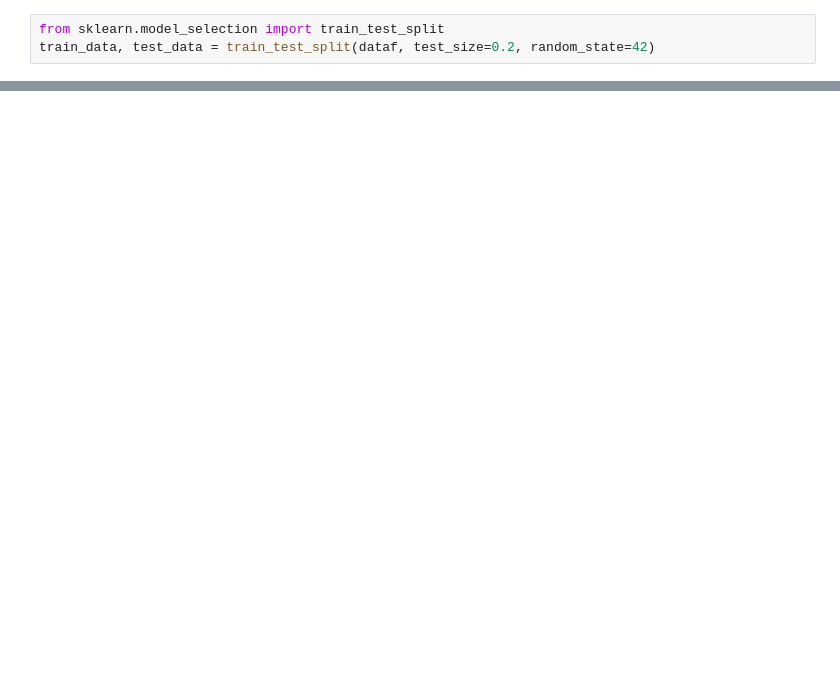
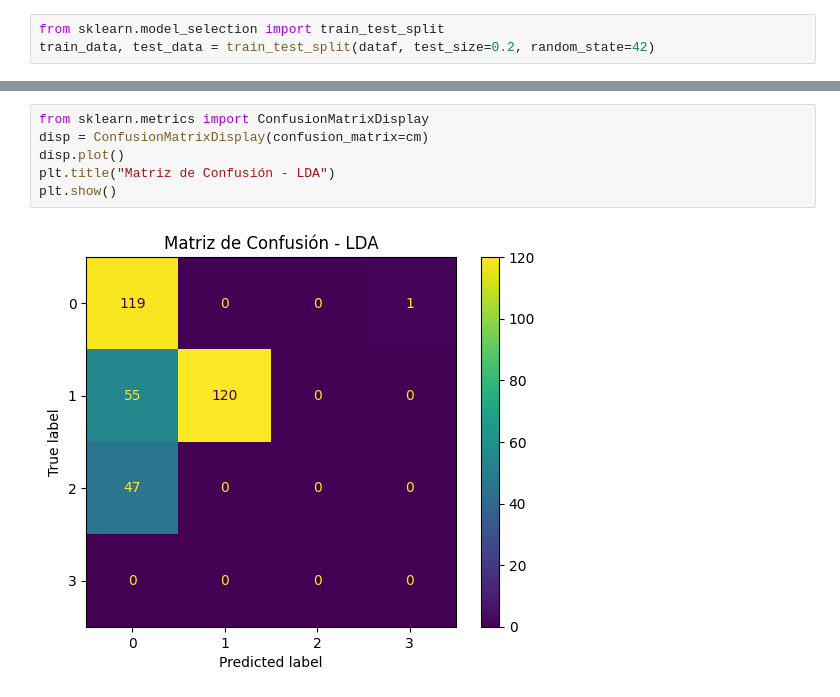
Before and after one commit to santiagovillamizarjaimes-collab/segundocorte, a Jupyter notebook: tareaultima.ipynb, the cells around one changed output, grey strips where cells are left out. Cells and saved outputs as stored; diff of their text form; blank space fills up the shorter version.

```diff
--- a/tareaultima.ipynb
+++ b/tareaultima.ipynb
@@ -225,0 +267,8 @@ y_test = test_data['fumar']
+# %%
+from sklearn.metrics import ConfusionMatrixDisplay
+disp = ConfusionMatrixDisplay(confusion_matrix=cm)
+disp.plot()
+plt.title("Matriz de Confusión - LDA")
+plt.show()
+# %% [output]
+[figure, added]
```
Also changed, not shown: parts of 27 cells of this notebook.
